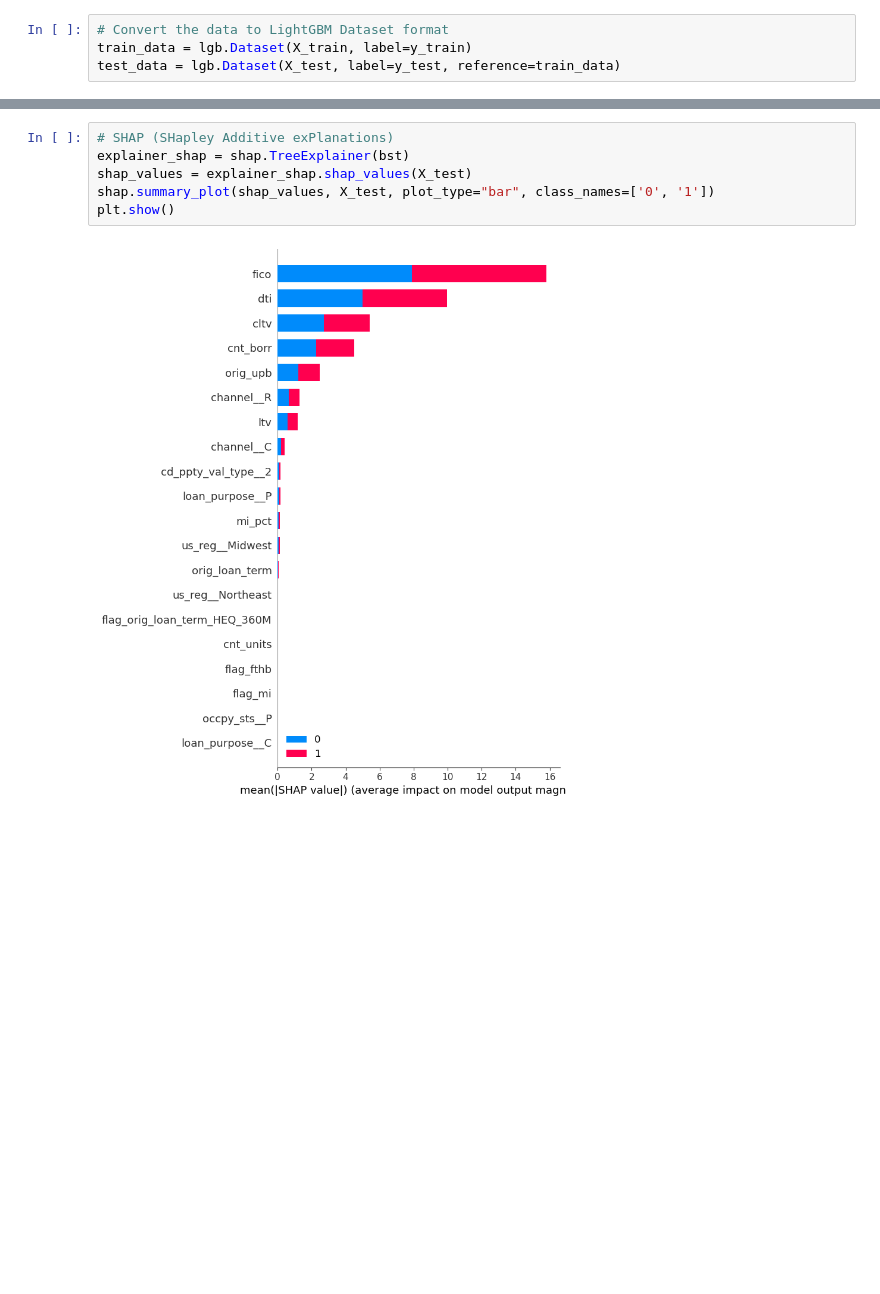
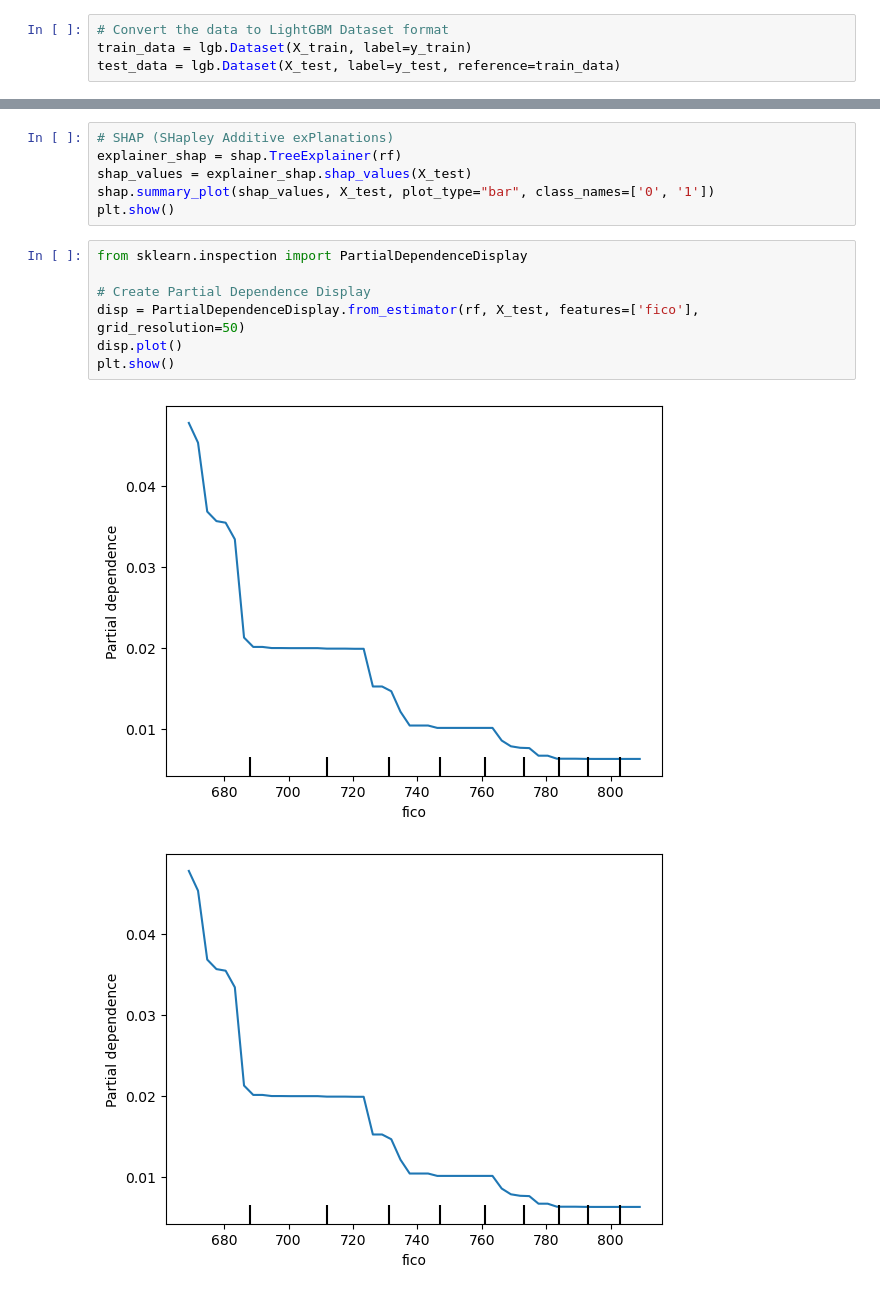
Before and after one commit to MPauline26/Masterthesis, a Jupyter notebook: RandomForest/MA_RandomForest.ipynb, the cells around one changed output, grey strips where cells are left out. Cells and saved outputs as stored; diff of their text form; blank space fills up the shorter version.

```diff
--- a/RandomForest/MA_RandomForest.ipynb
+++ b/RandomForest/MA_RandomForest.ipynb
@@ -203,9 +184,17 @@ graph
 <Figure size 2000x1000 with 0 Axes>
 # %%
 # SHAP (SHapley Additive exPlanations)
-explainer_shap = shap.TreeExplainer(bst)
+explainer_shap = shap.TreeExplainer(rf)
 shap_values = explainer_shap.shap_values(X_test)
 shap.summary_plot(shap_values, X_test, plot_type="bar", class_names=['0', '1'])
 plt.show()
-# %% [output]
-[figure, removed]
+# %%
+from sklearn.inspection import PartialDependenceDisplay
+
+# Create Partial Dependence Display
+disp = PartialDependenceDisplay.from_estimator(rf, X_test, features=['fico'], grid_resolution=50)
+disp.plot()
+plt.show()
+# %% [output]
+[figure, added]
+[figure, added]
```
Also changed, not shown: parts of 14 cells of this notebook, 19 other files.
